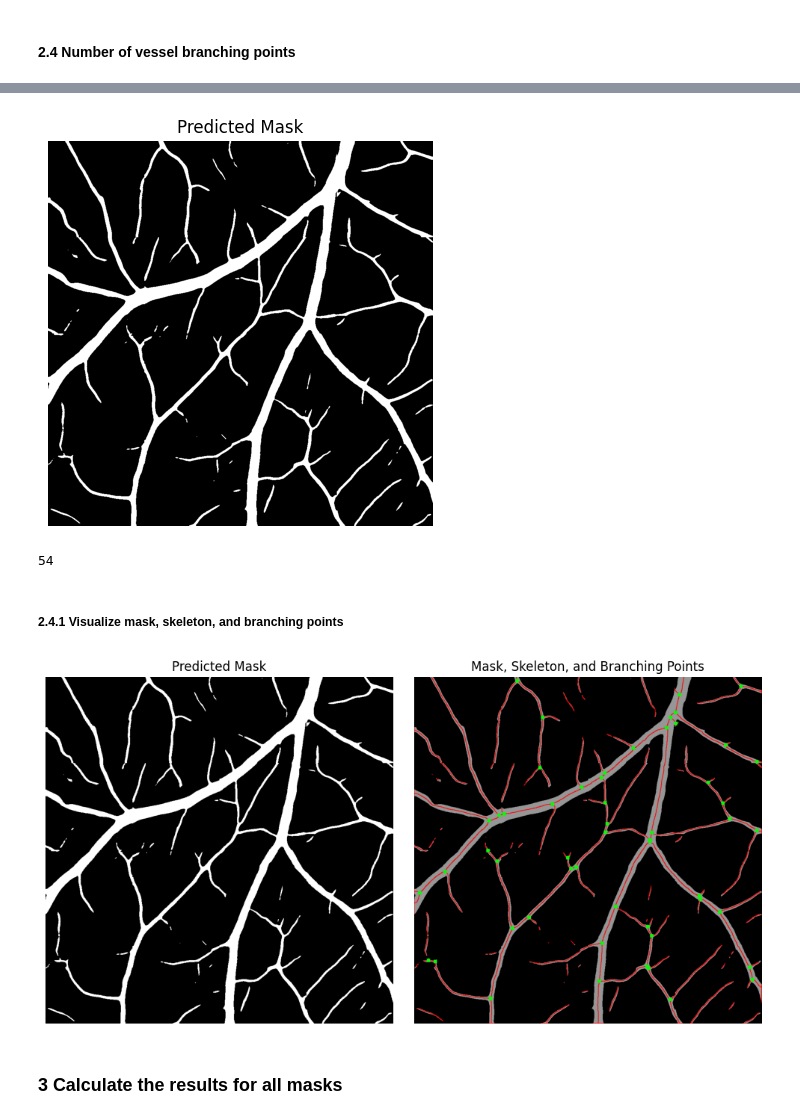
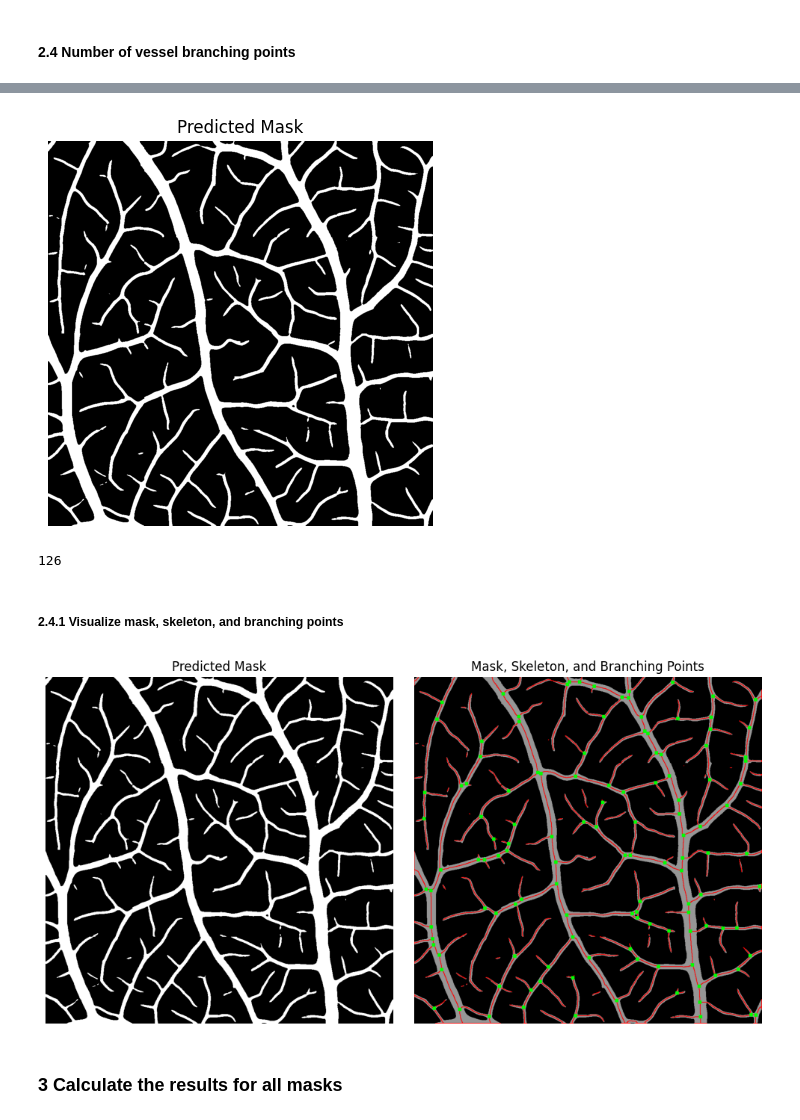
Before and after one commit to yihu111/master-thesis, a Jupyter notebook: 05_analysis/quantification.ipynb, the cells around one changed output, grey strips where cells are left out. Cells and saved outputs as stored; diff of their text form; code cells hidden in the pictures.

```diff
--- a/05_analysis/quantification.ipynb
+++ b/05_analysis/quantification.ipynb
@@ -203,24 +203,24 @@ The number of vessel branching points is 99.
 # %%
 # choose a random mask
-masks_files = glob.glob(os.path.join(dataset_path, 'd11_masks', '*.jpg'))
+masks_files = glob.glob(os.path.join(dataset_path, 'd13_masks', '*.jpg'))
 masks_files.sort()
 
 # open mask
-mask = np.array(Image.open(masks_files[9]).convert('1')) # binary mask
+mask = np.array(Image.open(masks_files[0]).convert('1')) # binary mask
 # white pixels 255, black pixels 0
 mask = mask.astype(np.uint8)*255
 
 # plot mask
 fig, axes = plt.subplots(1, 1, figsize=(5, 5))
 plt.imshow(mask, cmap='gray')
 plt.title('Predicted Mask')
 axes.set_axis_off()
 # %% [output]
-[figure, old version]
+[figure, new version]
 # %%
 number_branching_points(mask=mask)
 # %% [output]
-54
+126
 # %% [markdown]
 ##### 2.4.1 Visualize mask, skeleton, and branching points
 # %%
@@ -280,7 +280,7 @@ plt.tight_layout()
 # show the masks
 plt.show()
 # %% [output]
-[figure, old version]
+[figure, new version]
 # %% [markdown]
 ### 3 Calculate the results for all masks
 # %%
```
Also changed, not shown: parts of 27 cells of this notebook, 5 other files.
